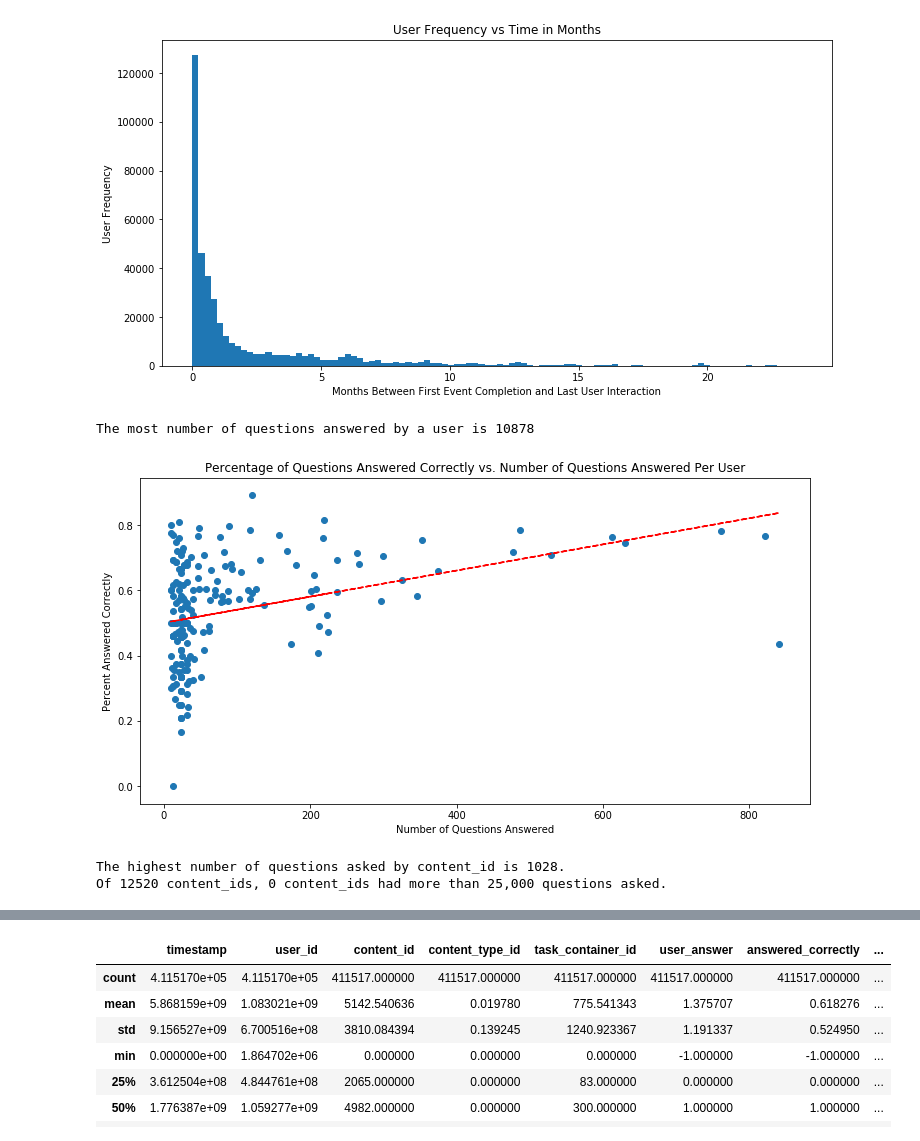
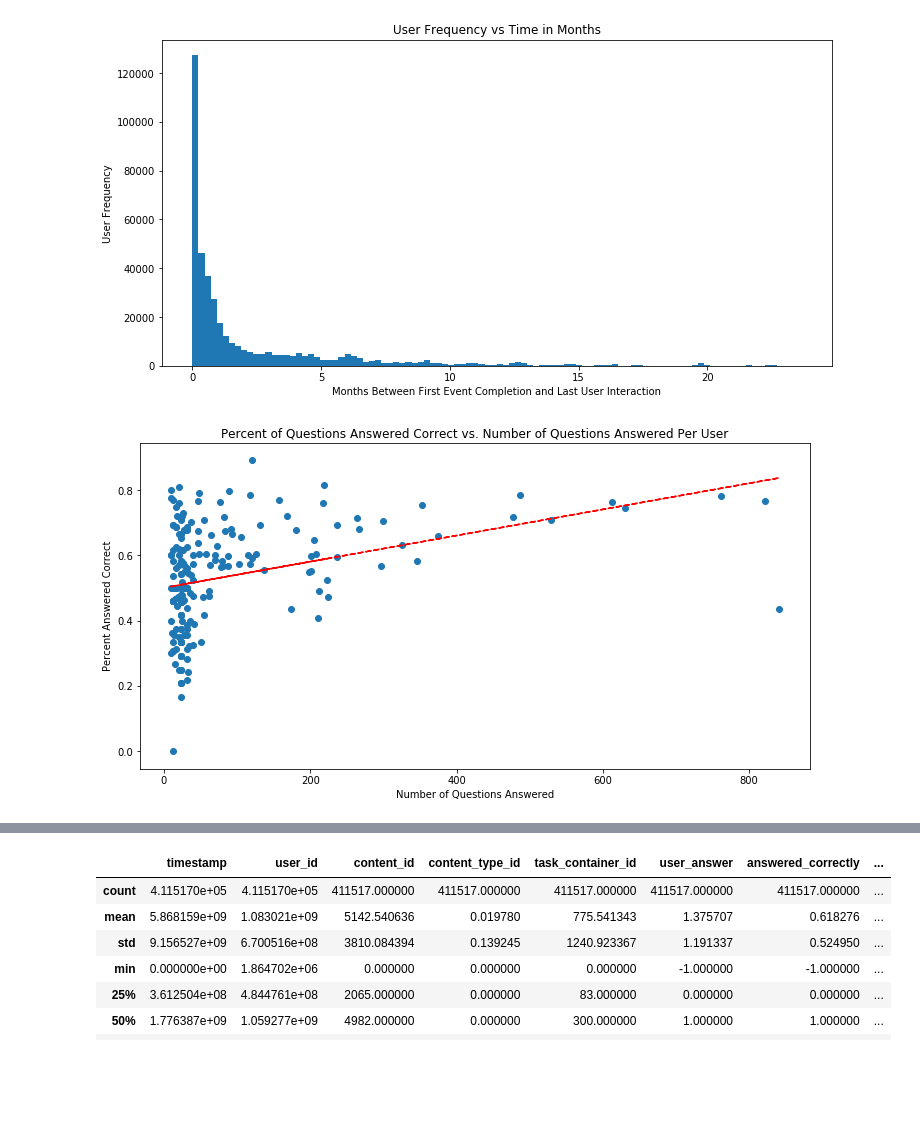
Before and after one commit to Riiid-Team/AI-Learning, a Jupyter notebook: MVP.ipynb, the cells around one changed output, grey strips where cells are left out. Cells and saved outputs as stored; diff of their text form; code cells hidden in the pictures; blank space fills up the shorter version.

```diff
--- a/MVP.ipynb
+++ b/MVP.ipynb
@@ -308,35 +327,23 @@ plt.ylabel("User Frequency")
 plt.show()
 # %% [output]
 [figure]
-# %%
-# identifying max number of questions answered by a user
-user_percent = df_train[df_train.answered_correctly != -1].groupby('user_id')['answered_correctly'].agg(Mean='mean', Answers='count')
-print(f'The most number of questions answered by a user is {user_percent.Answers.max()}')
-# %% [output]
-The most number of questions answered by a user is 10878
 # %%
-# plotting % of questions answered correctly vs the number of questions answered by user
+# Percent of Questions Answered Correct vs. Number of Questions Answered Per User
+user_percent = df_train[df_train.answered_correctly != -1].groupby('user_id')['answered_correctly'].agg(Mean='mean', Answers='count')
 user_percent = user_percent.query('Answers <= 1000').sample(n=200, random_state=1)
 
 fig = plt.figure(figsize=(12,6))
 x = user_percent.Answers
 y = user_percent.Mean
 plt.scatter(x, y, marker='o')
-plt.title("Percentage of Questions Answered Correctly vs. Number of Questions Answered Per User")
+plt.title("Percent of Questions Answered Correct vs. Number of Questions Answered Per User")
 plt.xlabel("Number of Questions Answered")
-plt.ylabel("Percent Answered Correctly")
+plt.ylabel("Percent Answered Correct")
 z = np.polyfit(x, y, 1)
 p = np.poly1d(z)
 plt.plot(x,p(x),"r--")
 
 plt.show()
 # %% [output]
-[figure, old version]
+[figure, new version]
-# %%
-content_percent = df_train[df_train.answered_correctly != -1].groupby('content_id')['answered_correctly'].agg(Mean='mean', Answers='count')
-print(f'The highest number of questions asked by content_id is {content_percent.Answers.max()}.')
-print(f'Of {len(content_percent)} content_ids, {len(content_percent[content_percent.Answers > 25000])} content_ids had more than 25,000 questions asked.')
-# %% [output]
-The highest number of questions asked by content_id is 1028.
-Of 12520 content_ids, 0 content_ids had more than 25,000 questions asked.
 # %%
```
Also changed, not shown: parts of 45 cells of this notebook.
